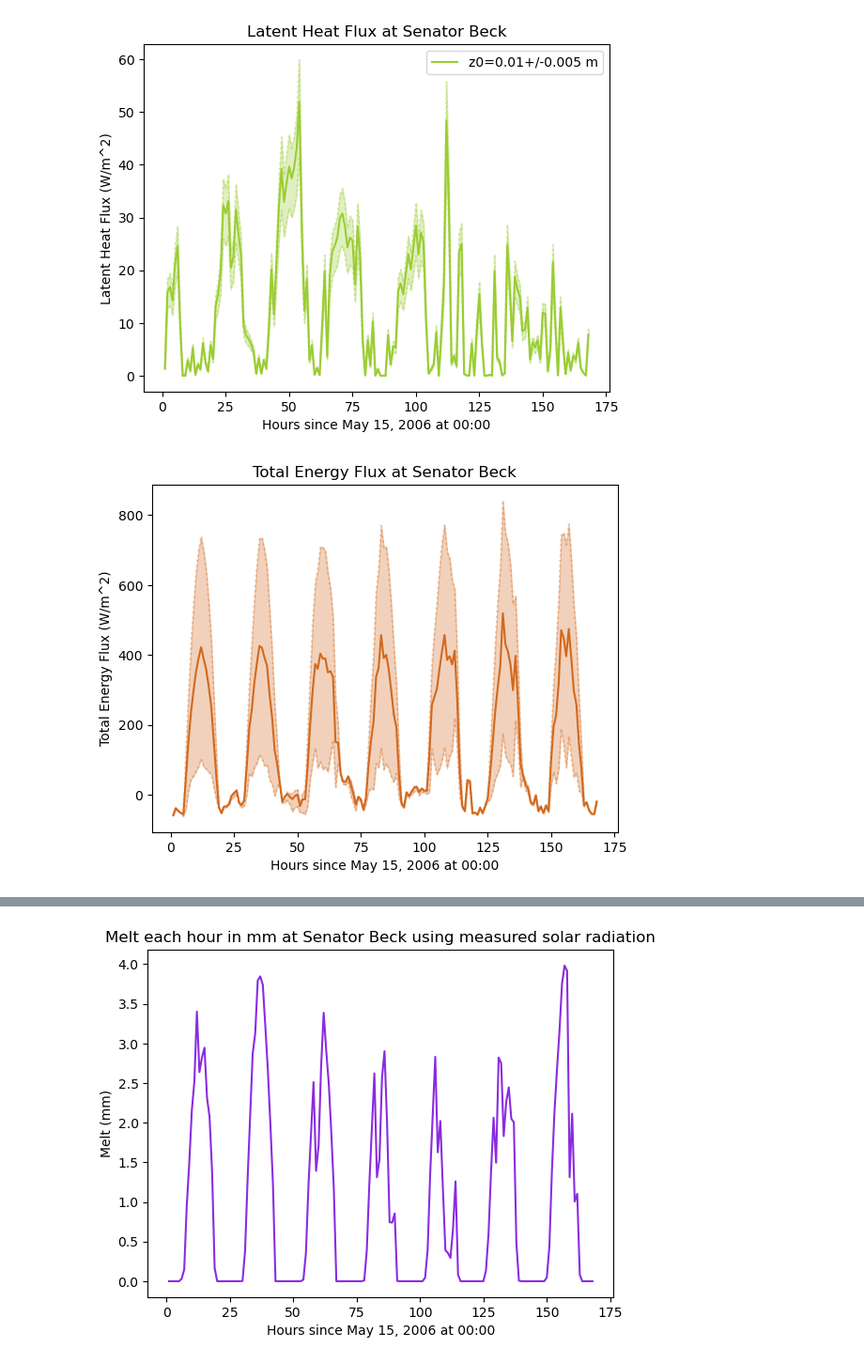
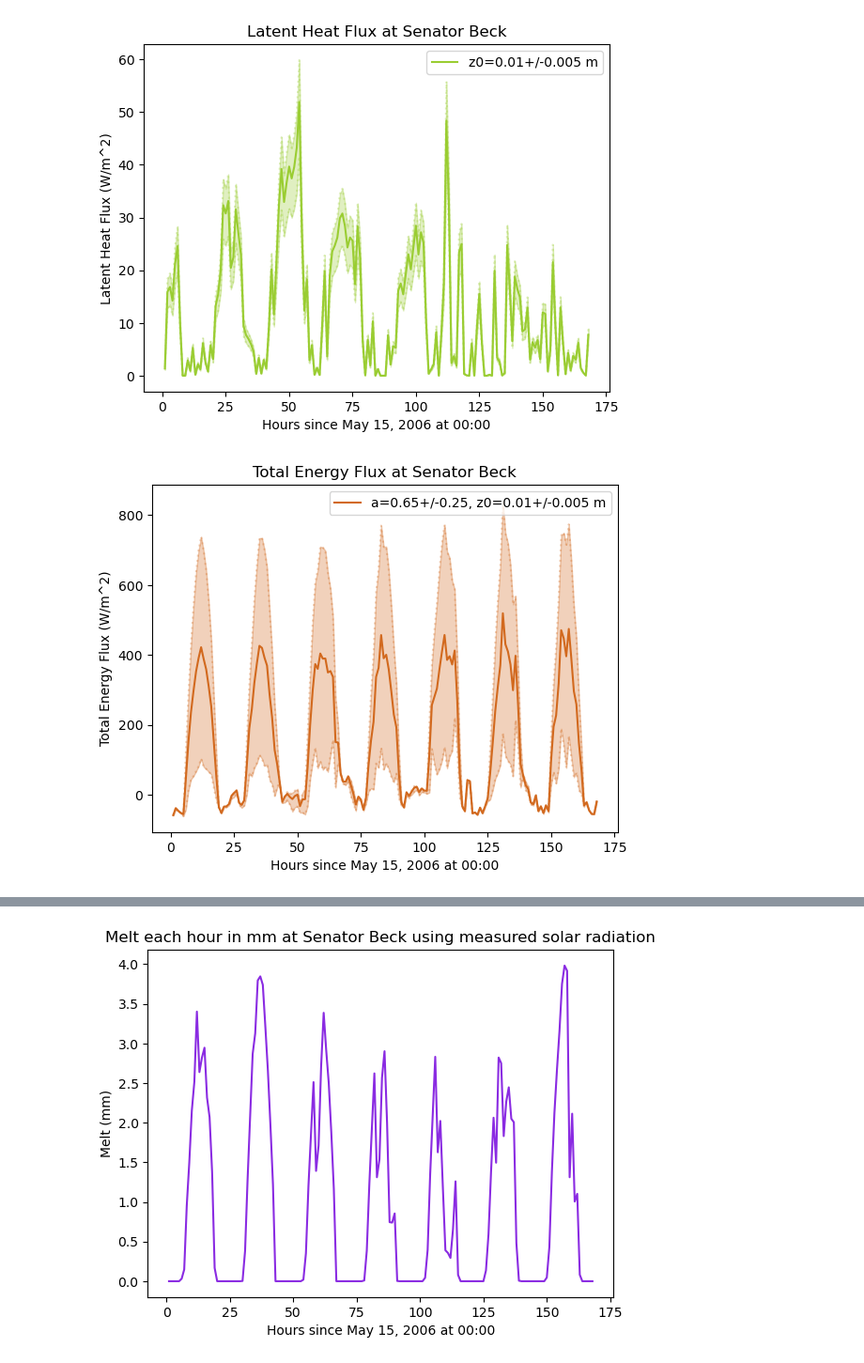
Before and after one commit to gretchenhough/Hough-S26, a Jupyter notebook: HW4/GEOS566 HW4 Melt Model Senator Beck.ipynb, the cells around one changed output, grey strips where cells are left out. Shown at 94% size. Saved outputs shown, nothing was run; the diff lists cells and outputs as text; code cells hidden in the pictures.

```diff
--- a/HW4/GEOS566 HW4 Melt Model Senator Beck.ipynb
+++ b/HW4/GEOS566 HW4 Melt Model Senator Beck.ipynb
@@ -264,16 +259,17 @@ df['Qtotal_min']=df['Rnet_min']+df['H_min']+df['QL_min']
 # %%
 fig, ax = plt.subplots()
 
-ax.plot(df['t'], df['Qtotal'], c='chocolate')
+ax.plot(df['t'], df['Qtotal'], c='chocolate', label='a=0.65+/-0.25, z0=0.01+/-0.005 m')
 ax.plot(df['t'], df['Qtotal_max'], c='chocolate', linestyle=':', alpha=0.3)
 ax.plot(df['t'], df['Qtotal_min'], c='chocolate', linestyle=':', alpha=0.3)
 ax.fill_between(df['t'], df['Qtotal_min'], df['Qtotal_max'], color='chocolate', alpha=0.3)
 ax.set_xlabel('Hours since May 15, 2006 at 00:00')
 ax.set_ylabel('Total Energy Flux (W/m^2)')
+ax.legend(loc='upper right')
 ax.set_title('Total Energy Flux at Senator Beck')
 plt.show()
 # %% [output]
-[figure, old version]
+[figure, new version]
 # %%
 # Estimated melt for each time step assuming all energy goes to melting snow and not warming it (i.e. T=0C), answers presented as depth of melt in mm for each hour time step.
 
```
Also changed, not shown: parts of 5 cells of this notebook, 8 other files.
